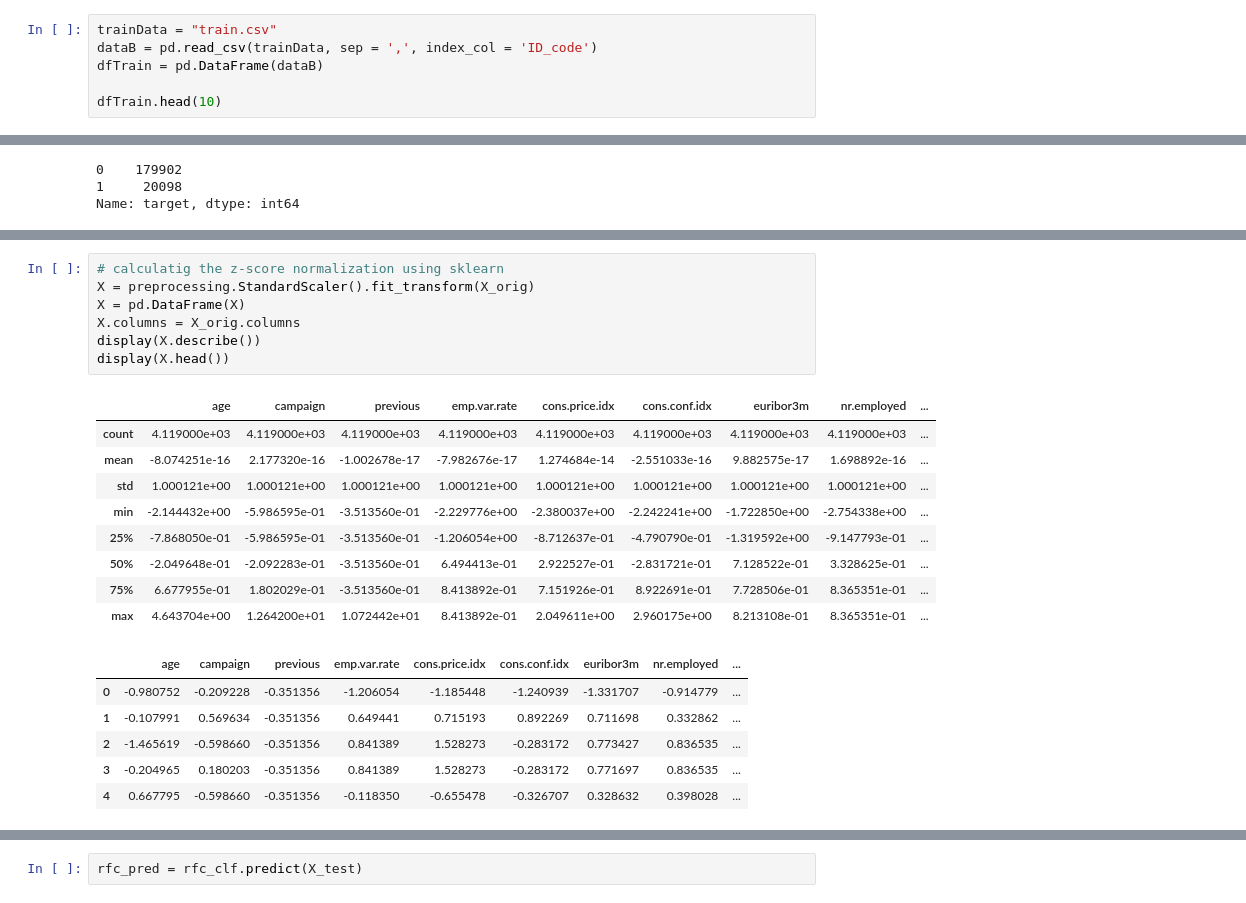
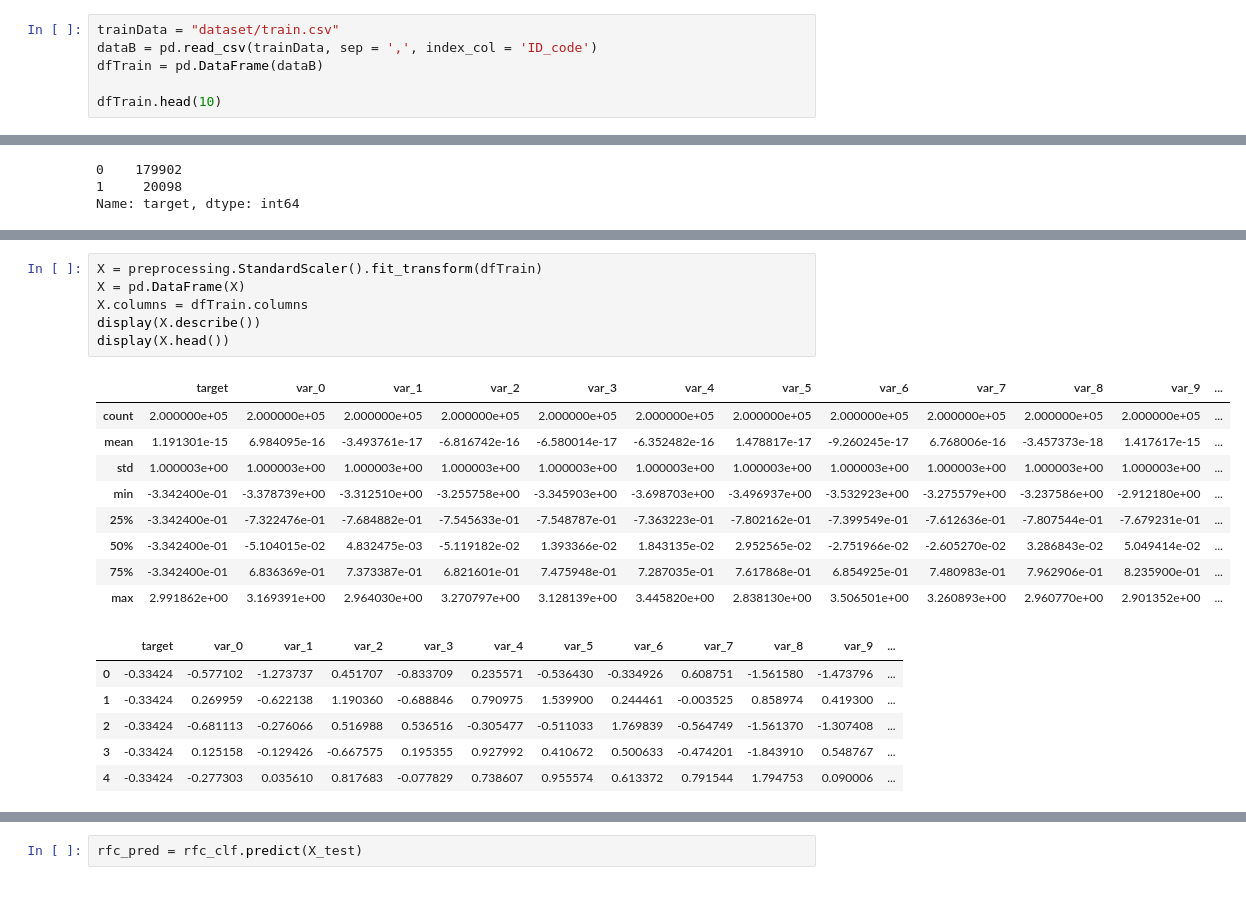
Before and after one commit to adkulas/ECE657A-Data-Modelling, a Jupyter notebook: project/code/G10-project.ipynb, the cells around one changed output, grey strips where cells are left out. Cells and saved outputs as stored; diff of their text form.

```diff
--- a/project/code/G10-project.ipynb
+++ b/project/code/G10-project.ipynb
@@ -52,7 +52,7 @@ dfTest.head(10)
 | test_8 | 6.9856 | 0.8402 | 13.7161 | 4.7749 | 8.6784 | -13.7607 | 4.3386 | 14.5843 | 2.5883 | 7.2215 | 9.3750 | ... |
 | test_9 | 10.3811 | -6.9348 | 14.6690 | 9.0941 | 11.9058 | -10.8018 | 3.4508 | 20.2816 | -1.4112 | 6.7401 | 0.3727 | ... |
 # %%
-trainData = "train.csv"
+trainData = "dataset/train.csv"
 dataB = pd.read_csv(trainData, sep = ',', index_col = 'ID_code')
 dfTrain = pd.DataFrame(dataB)
 
@@ -151,26 +154,25 @@ Name: target, dtype: int64
 # %%
-# calculatig the z-score normalization using sklearn
-X = preprocessing.StandardScaler().fit_transform(X_orig)
+X = preprocessing.StandardScaler().fit_transform(dfTrain)
 X = pd.DataFrame(X)
-X.columns = X_orig.columns
+X.columns = dfTrain.columns
 display(X.describe())
 display(X.head())
 # %% [output]
-|  | age | campaign | previous | emp.var.rate | cons.price.idx | cons.conf.idx | euribor3m | nr.employed | ... |
-| count | 4.119000e+03 | 4.119000e+03 | 4.119000e+03 | 4.119000e+03 | 4.119000e+03 | 4.119000e+03 | 4.119000e+03 | 4.119000e+03 | ... |
-| mean | -8.074251e-16 | 2.177320e-16 | -1.002678e-17 | -7.982676e-17 | 1.274684e-14 | -2.551033e-16 | 9.882575e-17 | 1.698892e-16 | ... |
-| std | 1.000121e+00 | 1.000121e+00 | 1.000121e+00 | 1.000121e+00 | 1.000121e+00 | 1.000121e+00 | 1.000121e+00 | 1.000121e+00 | ... |
-| min | -2.144432e+00 | -5.986595e-01 | -3.513560e-01 | -2.229776e+00 | -2.380037e+00 | -2.242241e+00 | -1.722850e+00 | -2.754338e+00 | ... |
-| 25% | -7.868050e-01 | -5.986595e-01 | -3.513560e-01 | -1.206054e+00 | -8.712637e-01 | -4.790790e-01 | -1.319592e+00 | -9.147793e-01 | ... |
-| 50% | -2.049648e-01 | -2.092283e-01 | -3.513560e-01 | 6.494413e-01 | 2.922527e-01 | -2.831721e-01 | 7.128522e-01 | 3.328625e-01 | ... |
-| 75% | 6.677955e-01 | 1.802029e-01 | -3.513560e-01 | 8.413892e-01 | 7.151926e-01 | 8.922691e-01 | 7.728506e-01 | 8.365351e-01 | ... |
-| max | 4.643704e+00 | 1.264200e+01 | 1.072442e+01 | 8.413892e-01 | 2.049611e+00 | 2.960175e+00 | 8.213108e-01 | 8.365351e-01 | ... |
+|  | target | var_0 | var_1 | var_2 | var_3 | var_4 | var_5 | var_6 | var_7 | var_8 | var_9 | ... |
+| count | 2.000000e+05 | 2.000000e+05 | 2.000000e+05 | 2.000000e+05 | 2.000000e+05 | 2.000000e+05 | 2.000000e+05 | 2.000000e+05 | 2.000000e+05 | 2.000000e+05 | 2.000000e+05 | ... |
+| mean | 1.191301e-15 | 6.984095e-16 | -3.493761e-17 | -6.816742e-16 | -6.580014e-17 | -6.352482e-16 | 1.478817e-17 | -9.260245e-17 | 6.768006e-16 | -3.457373e-18 | 1.417617e-15 | ... |
+| std | 1.000003e+00 | 1.000003e+00 | 1.000003e+00 | 1.000003e+00 | 1.000003e+00 | 1.000003e+00 | 1.000003e+00 | 1.000003e+00 | 1.000003e+00 | 1.000003e+00 | 1.000003e+00 | ... |
+| min | -3.342400e-01 | -3.378739e+00 | -3.312510e+00 | -3.255758e+00 | -3.345903e+00 | -3.698703e+00 | -3.496937e+00 | -3.532923e+00 | -3.275579e+00 | -3.237586e+00 | -2.912180e+00 | ... |
+| 25% | -3.342400e-01 | -7.322476e-01 | -7.684882e-01 | -7.545633e-01 | -7.548787e-01 | -7.363223e-01 | -7.802162e-01 | -7.399549e-01 | -7.612636e-01 | -7.807544e-01 | -7.679231e-01 | ... |
+| 50% | -3.342400e-01 | -5.104015e-02 | 4.832475e-03 | -5.119182e-02 | 1.393366e-02 | 1.843135e-02 | 2.952565e-02 | -2.751966e-02 | -2.605270e-02 | 3.286843e-02 | 5.049414e-02 | ... |
+| 75% | -3.342400e-01 | 6.836369e-01 | 7.373387e-01 | 6.821601e-01 | 7.475948e-01 | 7.287035e-01 | 7.617868e-01 | 6.854925e-01 | 7.480983e-01 | 7.962906e-01 | 8.235900e-01 | ... |
+| max | 2.991862e+00 | 3.169391e+00 | 2.964030e+00 | 3.270797e+00 | 3.128139e+00 | 3.445820e+00 | 2.838130e+00 | 3.506501e+00 | 3.260893e+00 | 2.960770e+00 | 2.901352e+00 | ... |
-|  | age | campaign | previous | emp.var.rate | cons.price.idx | cons.conf.idx | euribor3m | nr.employed | ... |
-| 0 | -0.980752 | -0.209228 | -0.351356 | -1.206054 | -1.185448 | -1.240939 | -1.331707 | -0.914779 | ... |
-| 1 | -0.107991 | 0.569634 | -0.351356 | 0.649441 | 0.715193 | 0.892269 | 0.711698 | 0.332862 | ... |
-| 2 | -1.465619 | -0.598660 | -0.351356 | 0.841389 | 1.528273 | -0.283172 | 0.773427 | 0.836535 | ... |
-| 3 | -0.204965 | 0.180203 | -0.351356 | 0.841389 | 1.528273 | -0.283172 | 0.771697 | 0.836535 | ... |
-| 4 | 0.667795 | -0.598660 | -0.351356 | -0.118350 | -0.655478 | -0.326707 | 0.328632 | 0.398028 | ... |
+|  | target | var_0 | var_1 | var_2 | var_3 | var_4 | var_5 | var_6 | var_7 | var_8 | var_9 | ... |
+| 0 | -0.33424 | -0.577102 | -1.273737 | 0.451707 | -0.833709 | 0.235571 | -0.536430 | -0.334926 | 0.608751 | -1.561580 | -1.473796 | ... |
+| 1 | -0.33424 | 0.269959 | -0.622138 | 1.190360 | -0.688846 | 0.790975 | 1.539900 | 0.244461 | -0.003525 | 0.858974 | 0.419300 | ... |
+| 2 | -0.33424 | -0.681113 | -0.276066 | 0.516988 | 0.536516 | -0.305477 | -0.511033 | 1.769839 | -0.564749 | -1.561370 | -1.307408 | ... |
+| 3 | -0.33424 | 0.125158 | -0.129426 | -0.667575 | 0.195355 | 0.927992 | 0.410672 | 0.500633 | -0.474201 | -1.843910 | 0.548767 | ... |
+| 4 | -0.33424 | -0.277303 | 0.035610 | 0.817683 | -0.077829 | 0.738607 | 0.955574 | 0.613372 | 0.791544 | 1.794753 | 0.090006 | ... |
 # %%
 # Create a PCA instance: pca
 pca = PCA()
```
Also changed, not shown: parts of 34 cells of this notebook, 3 other files.
